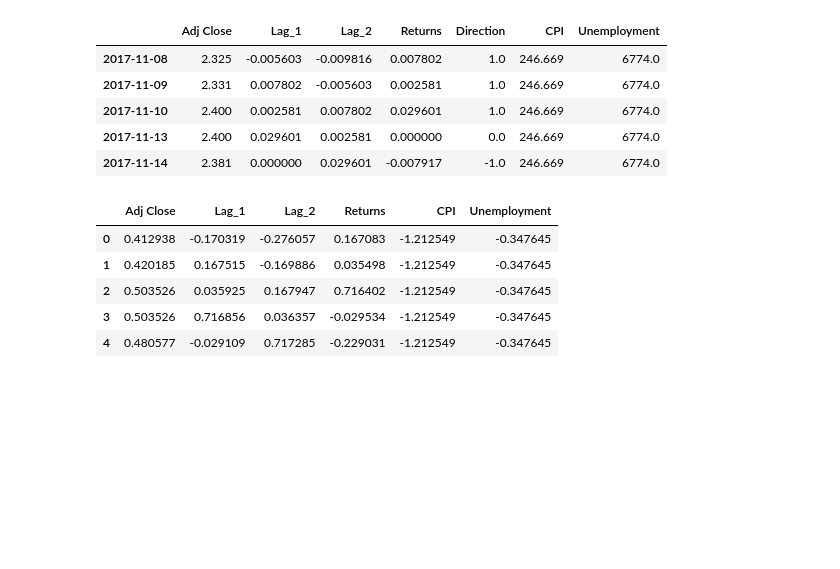
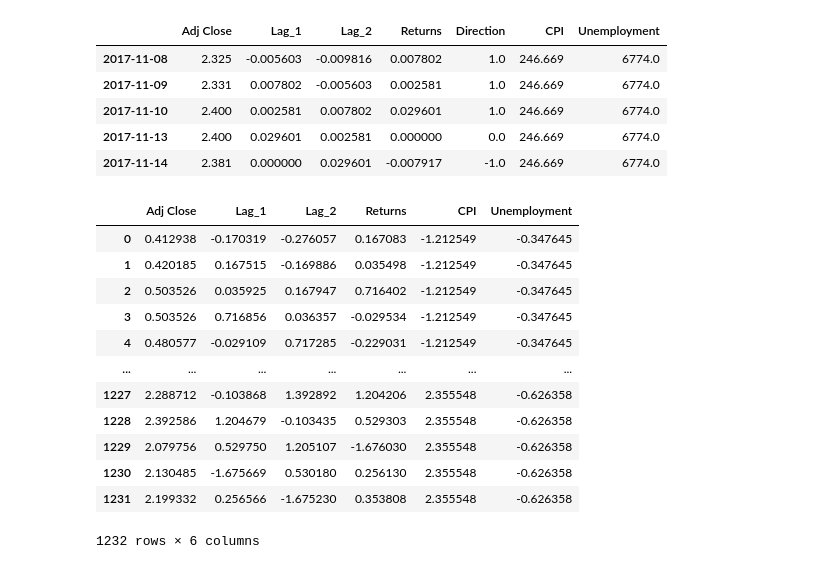
Before and after one commit to Mun-Min/Project_Two, a Jupyter notebook: ML Model Notebooks/treasury_10_year_cpi_LR_model.ipynb, the cells around one changed output. Saved outputs shown, nothing was run; the diff lists cells and outputs as text; code cells hidden in the pictures; blank space fills up the shorter version.

```diff
--- a/ML Model Notebooks/treasury_10_year_cpi_LR_model.ipynb
+++ b/ML Model Notebooks/treasury_10_year_cpi_LR_model.ipynb
@@ -217,19 +225,26 @@ combined_df.head()
 # %%
 from sklearn.preprocessing import StandardScaler
 
 # Scaling the numeric columns
 combined_df_scaled = StandardScaler().fit_transform(combined_df[["Adj Close", "Lag_1", "Lag_2", "Returns", "CPI", "Unemployment"]])
 
 # Creating a DataFrame with with the scaled data
 combined_transformed = pd.DataFrame(combined_df_scaled, columns=["Adj Close", "Lag_1", "Lag_2", "Returns", "CPI", "Unemployment"])
 
 # Display sample data
-combined_transformed.head()
+combined_transformed
 # %% [output]
 |  | Adj Close | Lag_1 | Lag_2 | Returns | CPI | Unemployment |
 | 0 | 0.412938 | -0.170319 | -0.276057 | 0.167083 | -1.212549 | -0.347645 |
 | 1 | 0.420185 | 0.167515 | -0.169886 | 0.035498 | -1.212549 | -0.347645 |
 | 2 | 0.503526 | 0.035925 | 0.167947 | 0.716402 | -1.212549 | -0.347645 |
 | 3 | 0.503526 | 0.716856 | 0.036357 | -0.029534 | -1.212549 | -0.347645 |
 | 4 | 0.480577 | -0.029109 | 0.717285 | -0.229031 | -1.212549 | -0.347645 |
+| ... | ... | ... | ... | ... | ... | ... |
+| 1227 | 2.288712 | -0.103868 | 1.392892 | 1.204206 | 2.355548 | -0.626358 |
+| 1228 | 2.392586 | 1.204679 | -0.103435 | 0.529303 | 2.355548 | -0.626358 |
+| 1229 | 2.079756 | 0.529750 | 1.205107 | -1.676030 | 2.355548 | -0.626358 |
+| 1230 | 2.130485 | -1.675669 | 0.530180 | 0.256130 | 2.355548 | -0.626358 |
+| 1231 | 2.199332 | 0.256566 | -1.675230 | 0.353808 | 2.355548 | -0.626358 |
+1232 rows × 6 columns
 # %%
```
Also changed, not shown: parts of 9 cells of this notebook, 4 other files.
